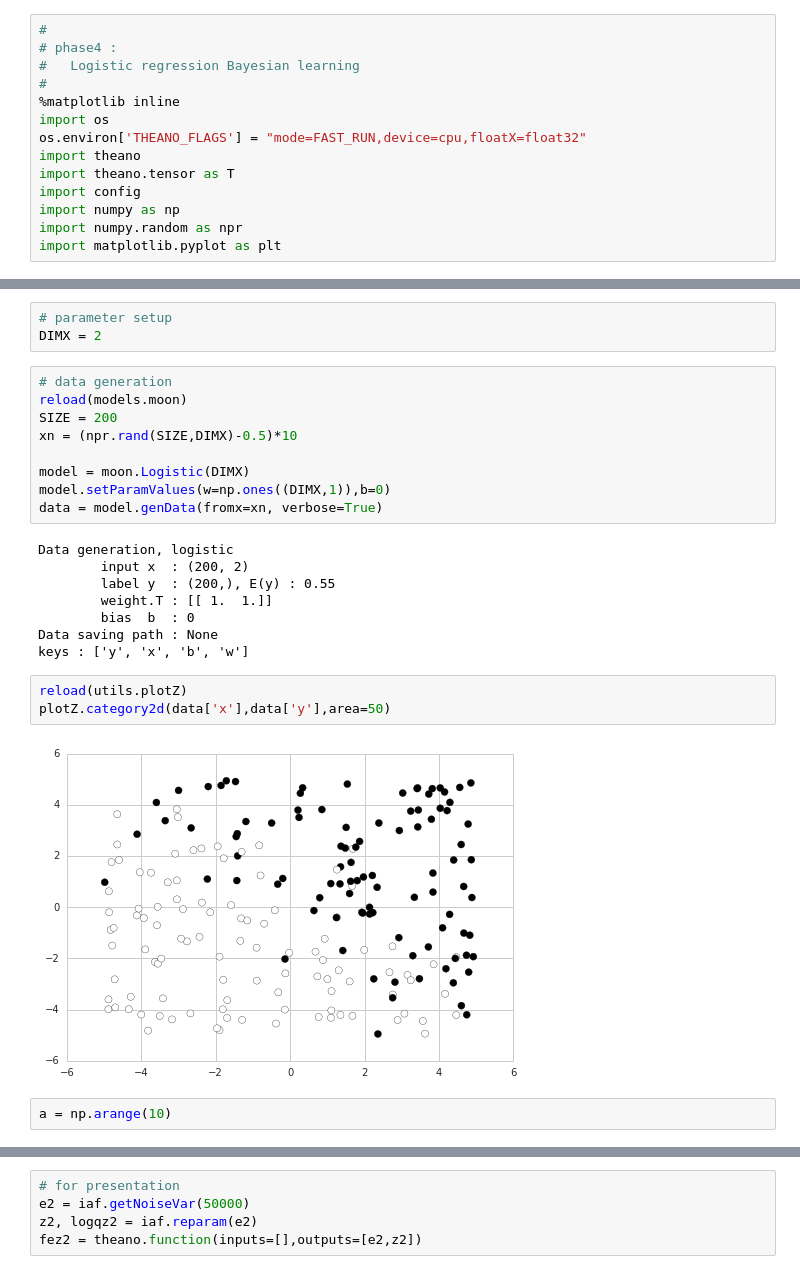
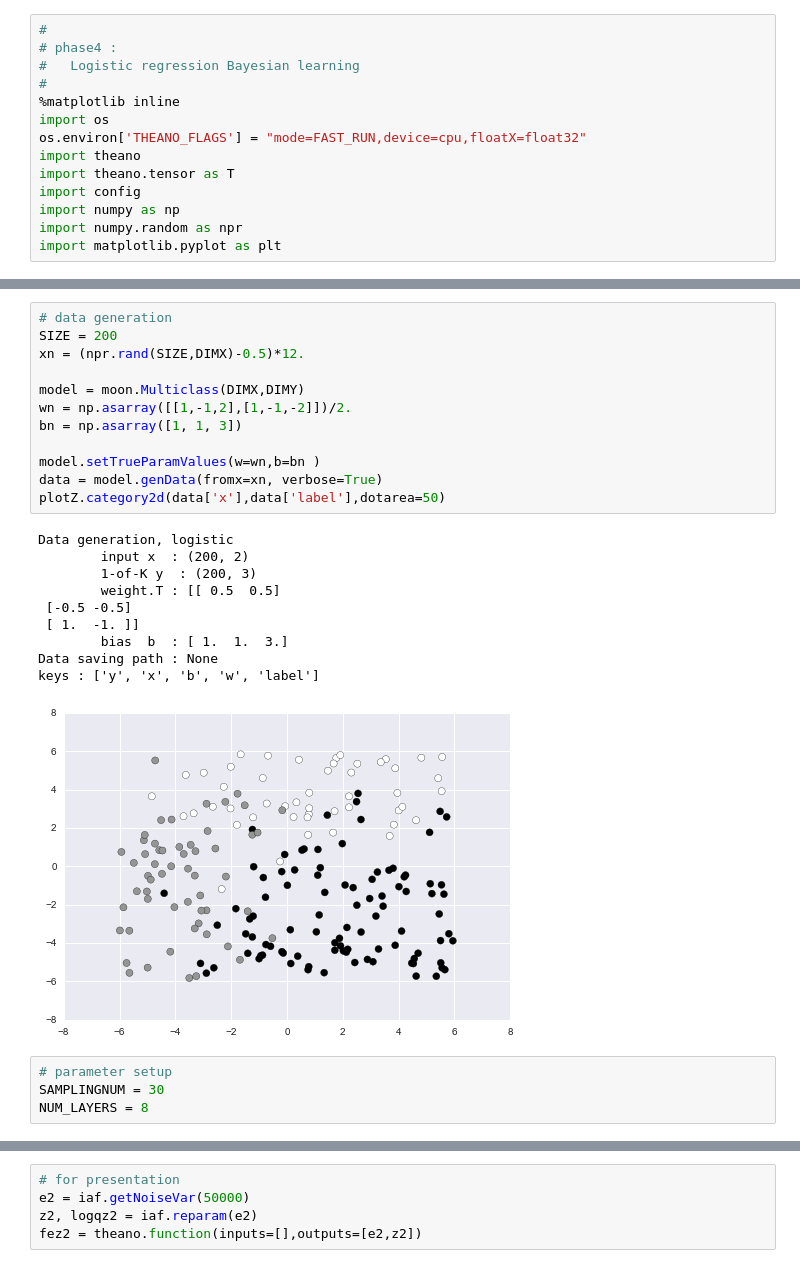
Before and after one commit to AndyZhang17/iaf2, a Jupyter notebook: phase4.ipynb, the cells around one changed output, grey strips where cells are left out. Saved outputs shown, nothing was run; the diff lists cells and outputs as text.

Commit message:
phase 4 logistic, still unstable, but could run

```diff
--- a/phase4.ipynb
+++ b/phase4.ipynb
@@ -30,27 +38,27 @@ import seaborn as sns  # statistical plots
+# %%
+# data generation
+SIZE = 200
+xn = (npr.rand(SIZE,DIMX)-0.5)*12.
+
+model = moon.Multiclass(DIMX,DIMY)
+wn = np.asarray([[1,-1,2],[1,-1,-2]])/2.
+bn = np.asarray([1, 1, 3])
+
+model.setTrueParamValues(w=wn,b=bn )
+data = model.genData(fromx=xn, verbose=True)
+plotZ.category2d(data['x'],data['label'],dotarea=50)
+# %% [output]
+Data generation, logistic
+        input x  : (200, 2)
+        1-of-K y  : (200, 3)
+        weight.T : [[ 0.5  0.5]
+ [-0.5 -0.5]
+ [ 1.  -1. ]]
+        bias  b  : [ 1.  1.  3.]
+Data saving path : None
+keys : ['y', 'x', 'b', 'w', 'label']
+[figure, added]
 # %%
 # parameter setup
-DIMX = 2
+SAMPLINGNUM = 30
+NUM_LAYERS = 8
-# %%
-# data generation
-reload(models.moon)
-SIZE = 200
-xn = (npr.rand(SIZE,DIMX)-0.5)*10
-
-model = moon.Logistic(DIMX)
-model.setParamValues(w=np.ones((DIMX,1)),b=0)
-data = model.genData(fromx=xn, verbose=True)
-# %% [output]
-Data generation, logistic
-        input x  : (200, 2)
-        label y  : (200,), E(y) : 0.55
-        weight.T : [[ 1.  1.]]
-        bias  b  : 0
-Data saving path : None
-keys : ['y', 'x', 'b', 'w']
-# %%
-reload(utils.plotZ)
-plotZ.category2d(data['x'],data['y'],area=50)
-# %% [output]
-[figure, removed]
-# %%
-a = np.arange(10)
```
Also changed, not shown: parts of 15 cells of this notebook, 6 other files.
